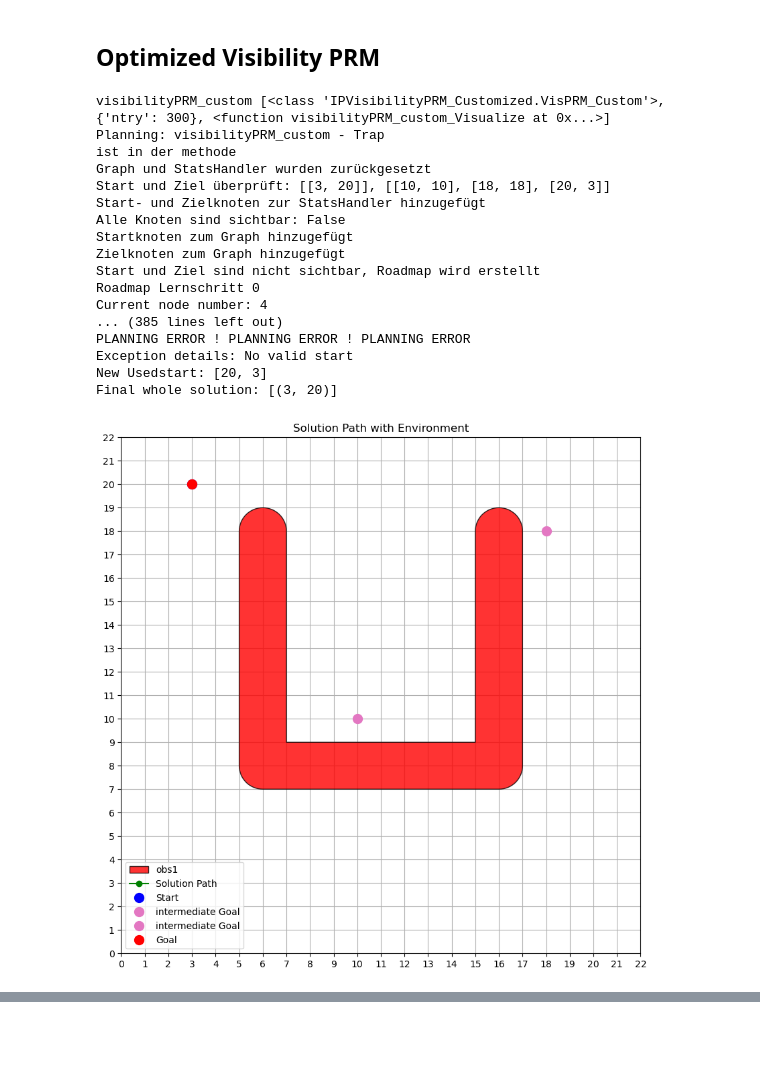
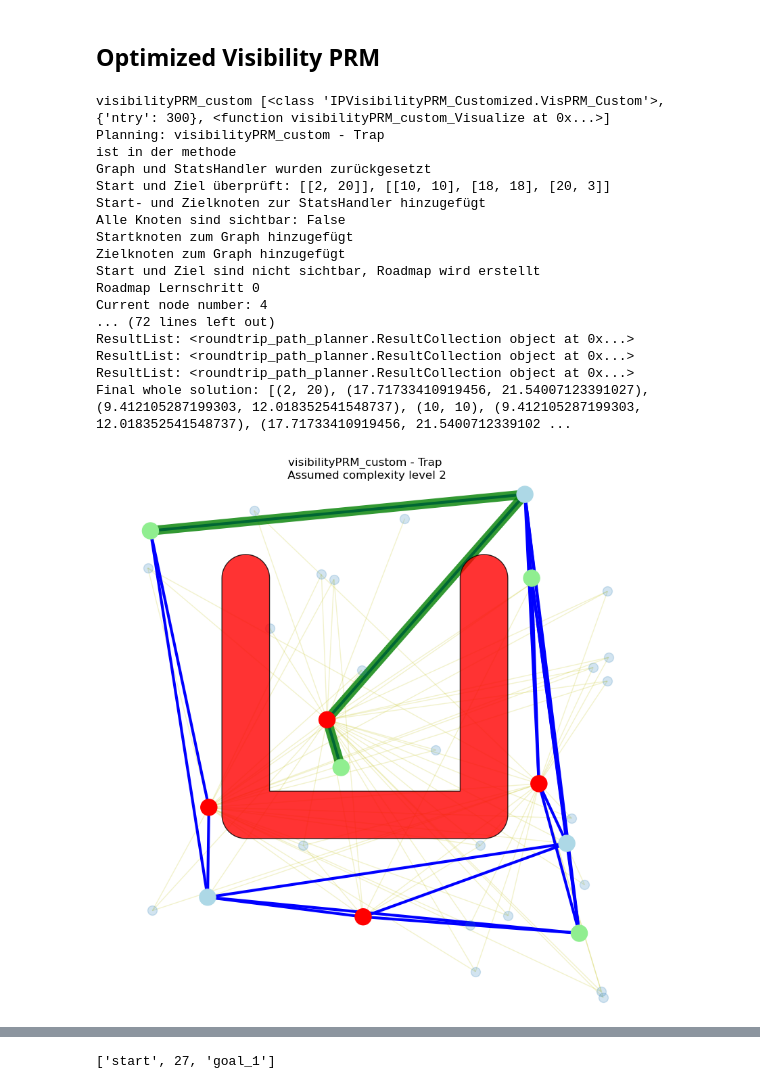
Before and after one commit to moritzscheckenbach/Roundtrip_Path_Planning, a Jupyter notebook: roundtrip_path_planner/Evaluation_Trap.ipynb, the cells around one changed output, grey strips where cells are left out. Cells and saved outputs as stored; diff of their text form; code cells hidden in the pictures; blank space fills up the shorter version.

```diff
--- a/roundtrip_path_planner/Evaluation_Trap.ipynb
+++ b/roundtrip_path_planner/Evaluation_Trap.ipynb
@@ -60,29 +60,29 @@ Results = list()
 # %%
 Environment_Test = fullBenchList[0]
 
-StartList =[[3, 20]]
+StartList =[[2, 20]]
 GoalList = [[10, 10], [20,3], [18,18]]
 
 # Planen = roundtrip_path_planner.Roundtrip_Path_Planner(Environment_Test.startList, Environment_Test.goalList, Environment_Test ,"basePRM")
 Planen = roundtrip_path_planner.Roundtrip_Path_Planner(StartList, GoalList, Environment_Test ,"visibilityPRM_custom")
 #Results.append(Planen.plan())
 Results.append(Planen.plan())
 # %% [output]
 visibilityPRM_custom [<class 'IPVisibilityPRM_Customized.VisPRM_Custom'>, {'ntry': 300}, <function visibilityPRM_custom_Visualize at 0x...>]
 Planning: visibilityPRM_custom - Trap
 ist in der methode
 Graph und StatsHandler wurden zurückgesetzt
-Start und Ziel überprüft: [[3, 20]], [[10, 10], [18, 18], [20, 3]]
+Start und Ziel überprüft: [[2, 20]], [[10, 10], [18, 18], [20, 3]]
 Start- und Zielknoten zur StatsHandler hinzugefügt
 Alle Knoten sind sichtbar: False
 Startknoten zum Graph hinzugefügt
 Zielknoten zum Graph hinzugefügt
 Start und Ziel sind nicht sichtbar, Roadmap wird erstellt
 Roadmap Lernschritt 0
 Current node number: 4
-... (385 lines left out)
-PLANNING ERROR ! PLANNING ERROR ! PLANNING ERROR
-Exception details: No valid start
-New Usedstart: [20, 3]
-Final whole solution: [(3, 20)]
+... (72 lines left out)
+ResultList: <roundtrip_path_planner.ResultCollection object at 0x...>
+ResultList: <roundtrip_path_planner.ResultCollection object at 0x...>
+ResultList: <roundtrip_path_planner.ResultCollection object at 0x...>
+Final whole solution: [(2, 20), (17.71733410919456, 21.54007123391027), (9.412105287199303, 12.018352541548737), (10, 10), (9.412105287199303, 12.018352541548737), (17.71733410919456, 21.5400712339102 ...
-[figure, old version]
+[figure, new version]
@@ -89,5 +92,7 @@ Final whole solution: [(3, 20)]
 # %%
 print(Results[3][0].solution)
+# %% [output]
+['start', 27, 'goal_1']
 # %%
 variables = {}
 
```
Also changed, not shown: parts of 2 cells of this notebook, 2 other files.
